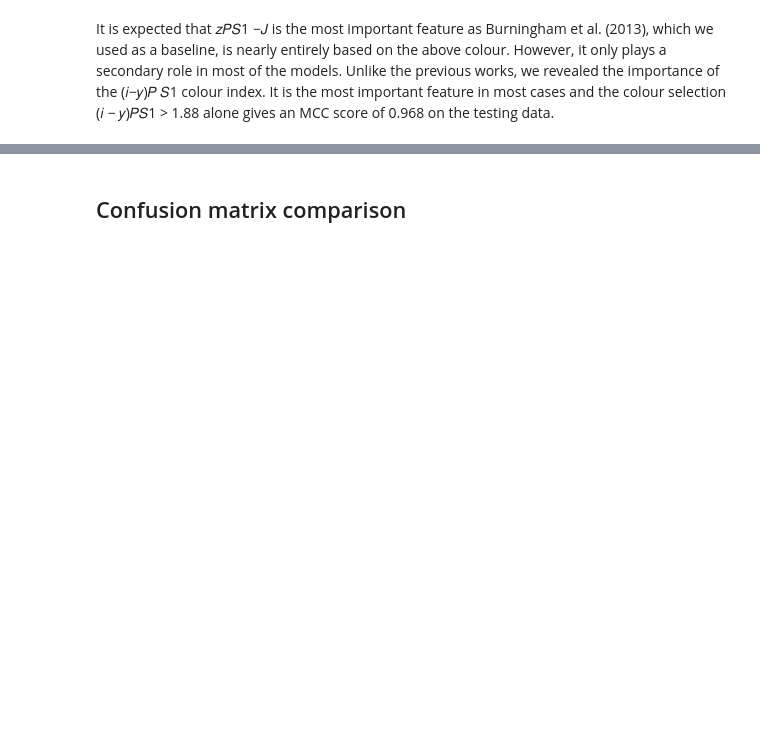
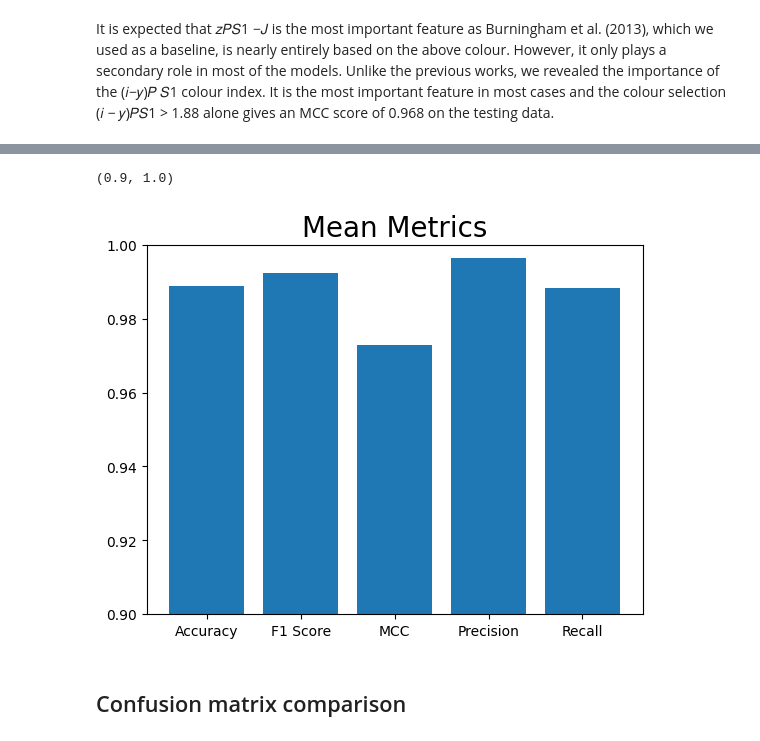
Before and after one commit to uh2000/brown_dwarf_detection, a Jupyter notebook: main.ipynb, the cells around one changed output, grey strips where cells are left out. Cells and saved outputs as stored; diff of their text form; code cells hidden in the pictures; blank space fills up the shorter version.

```diff
--- a/main.ipynb
+++ b/main.ipynb
@@ -448,3 +523,20 @@ plt.ylim(0.8,1)
+# %%
+mean_Accuracy = np.mean(data['Accuracy'])
+mean_F1_score = np.mean(data['F1 Score'])
+mean_MCC      = np.mean(data['MCC'])
+mean_Precision= np.mean(data['Precision'])
+mean_Recall   = np.mean(data['Recall'])
+
+Mean_metrics = [mean_Accuracy, mean_F1_score, mean_MCC, mean_Precision, mean_Recall]
+names = ["Accuracy", "F1 Score", "MCC", "Precision", "Recall"]
+
+# Mean_metrics.unstack().plot(kind='bar', stacked=False, color = fold_colors, fontsize = font_size-3)
+plt.bar(names, Mean_metrics)
+plt.title("Mean Metrics", size = header_font_size)
+plt.ylim(0.9,1)
+# %% [output]
+(0.9, 1.0)
+[figure, added]
 # %% [markdown]
 ## Confusion matrix comparison
 # %%
```
Also changed, not shown: parts of 15 cells of this notebook.
